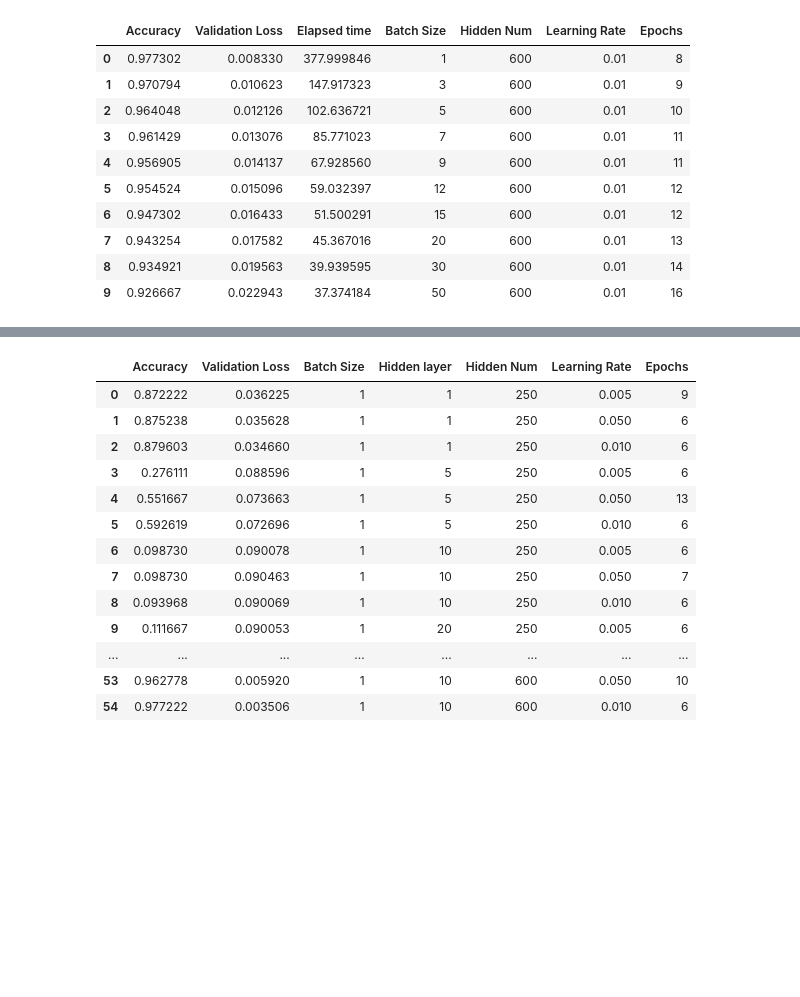
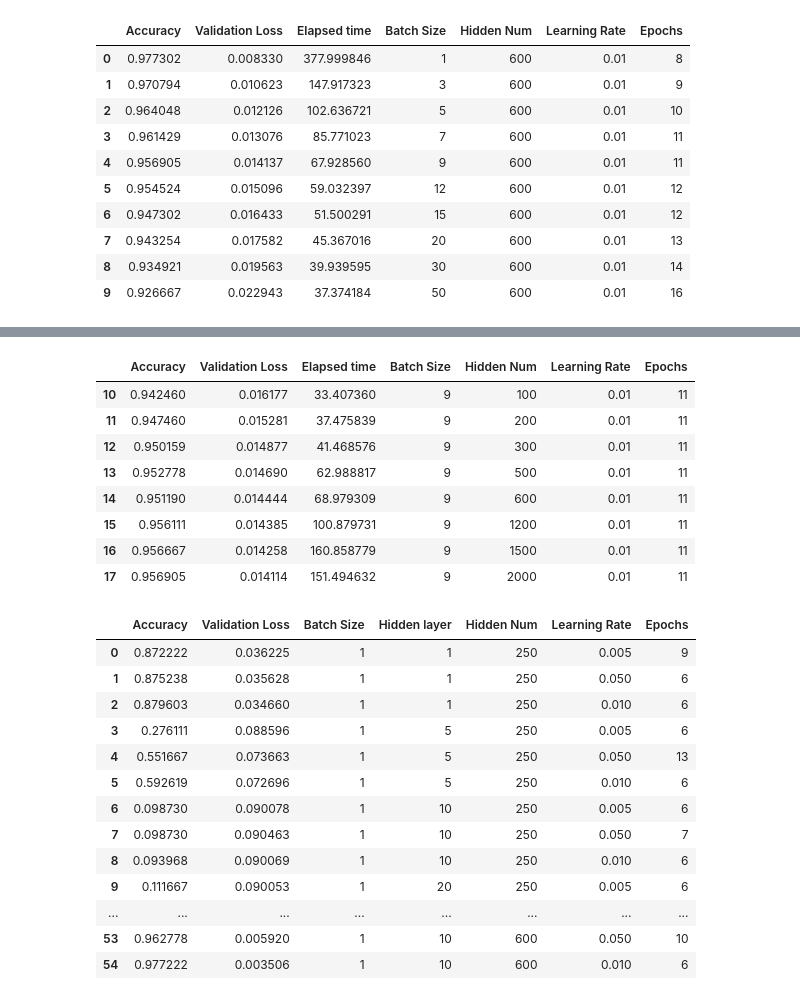
Before and after one commit to adesbx/Introduction-to-deep-learning, a Jupyter notebook: VariableCorrelationAnalysis.ipynb, the cells around one changed output, grey strips where cells are left out. Drawn from its saved outputs; the diff is of its cells as text; code cells hidden in the pictures; blank space fills up the shorter version.

```diff
--- a/VariableCorrelationAnalysis.ipynb
+++ b/VariableCorrelationAnalysis.ipynb
@@ -92,0 +107,14 @@ px.scatter(df, x="Batch Size", y="Accuracy")
+# %%
+df = pd.read_csv("dataV2.csv")
+df = df[10:18]
+df
+# %% [output]
+|  | Accuracy | Validation Loss | Elapsed time | Batch Size | Hidden Num | Learning Rate | Epochs |
+| 10 | 0.942460 | 0.016177 | 33.407360 | 9 | 100 | 0.01 | 11 |
+| 11 | 0.947460 | 0.015281 | 37.475839 | 9 | 200 | 0.01 | 11 |
+| 12 | 0.950159 | 0.014877 | 41.468576 | 9 | 300 | 0.01 | 11 |
+| 13 | 0.952778 | 0.014690 | 62.988817 | 9 | 500 | 0.01 | 11 |
+| 14 | 0.951190 | 0.014444 | 68.979309 | 9 | 600 | 0.01 | 11 |
+| 15 | 0.956111 | 0.014385 | 100.879731 | 9 | 1200 | 0.01 | 11 |
+| 16 | 0.956667 | 0.014258 | 160.858779 | 9 | 1500 | 0.01 | 11 |
+| 17 | 0.956905 | 0.014114 | 151.494632 | 9 | 2000 | 0.01 | 11 |
```
Also changed, not shown: parts of 5 cells of this notebook, 4 other files.
